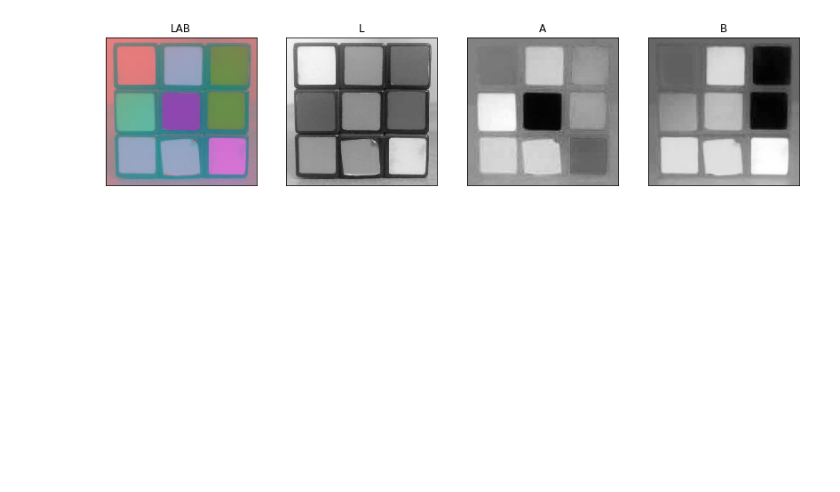
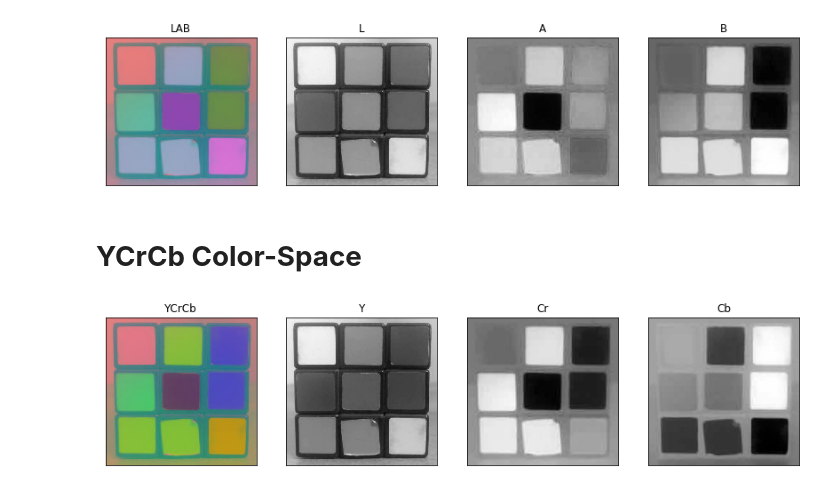
Before and after one commit to Sagalo04/Color-Space, a Jupyter notebook: COLOR.ipynb, the cells around one changed output. Drawn from its saved outputs; the diff is of its cells as text; code cells hidden in the pictures; blank space fills up the shorter version.

```diff
--- a/COLOR.ipynb
+++ b/COLOR.ipynb
@@ -90,3 +92,12 @@ L,A,B = cv2.split(img_LAB)
 display4(img_LAB,L,A,B,"LAB","L","A","B")
 # %% [output]
 [figure]
+# %% [markdown]
+# **YCrCb Color-Space**
+# %%
+img_YCrCb=cv2.cvtColor(img_BGR,cv2.COLOR_BGR2YCrCb)
+Y,Cr,Cb = cv2.split(img_YCrCb)
+
+display4(img_YCrCb,Y,Cr,Cb,"YCrCb","Y","Cr","Cb")
+# %% [output]
+[figure, added]
```
Also changed, not shown: parts of 4 cells of this notebook.
